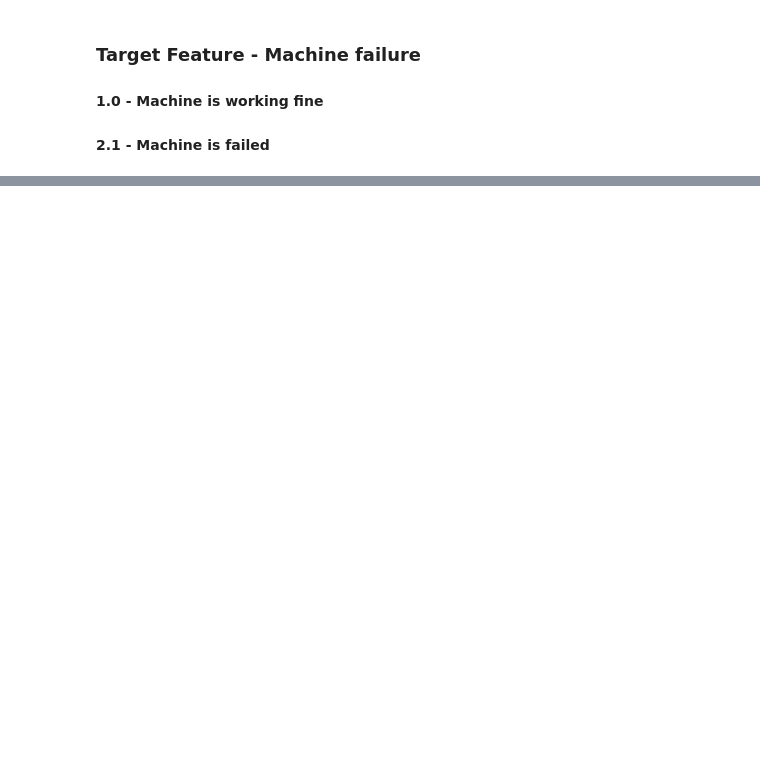
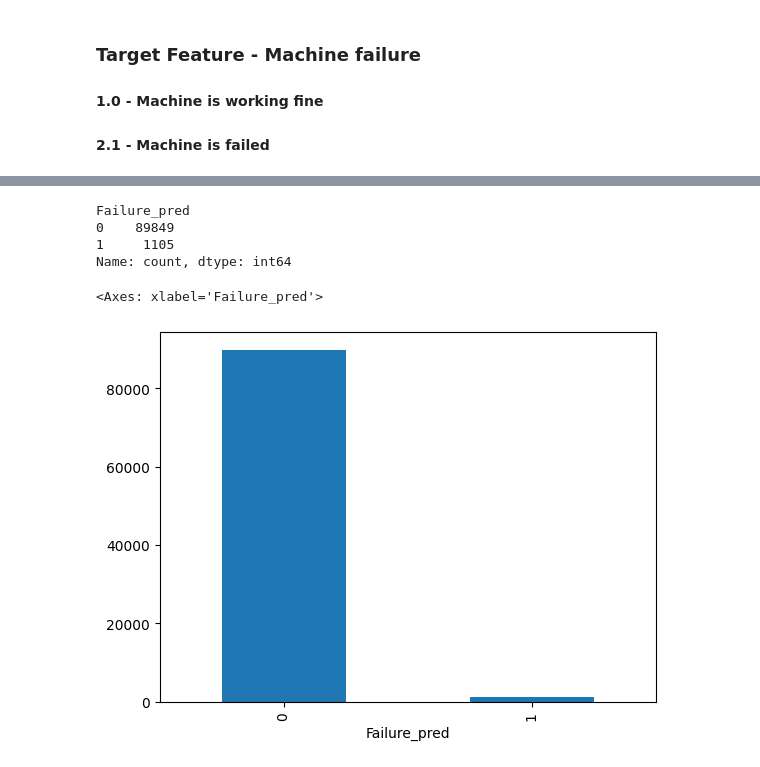
Before and after one commit to Telange/ML-Ravet-5-7-Tue-Wed, a Jupyter notebook: 15 Classification Project/15 Classification Project.ipynb, the cells around one changed output, grey strips where cells are left out. Cells and saved outputs as stored; diff of their text form; code cells hidden in the pictures; blank space fills up the shorter version.

```diff
--- a/15 Classification Project/15 Classification Project.ipynb
+++ b/15 Classification Project/15 Classification Project.ipynb
@@ -22,0 +467,3 @@ df.head()
+# %%
+preds = best_model.predict(xnew_pre)
+preds[0:5]
@@ -22,0 +476,3 @@ df.head()
+# %%
+probs = best_model.predict_proba(xnew_pre)[:, 1]
+probs[0:5]
@@ -22,0 +481,3 @@ df.head()
+# %%
+res = xnew[["id"]]
+res
@@ -22,0 +498,3 @@ df.head()
+# %%
+res["Failure_pred"] = preds
+res["Failure_prob"] = probs
@@ -22,0 +517,12 @@ df.head()
+# %%
+res["Failure_pred"].value_counts()
+# %% [output]
+Failure_pred
+0    89849
+1     1105
+Name: count, dtype: int64
+# %%
+res["Failure_pred"].value_counts().plot(kind="bar")
+# %% [output]
+<Axes: xlabel='Failure_pred'>
+[figure, added]
```
Also changed, not shown: parts of 72 cells of this notebook, 3 other files.
